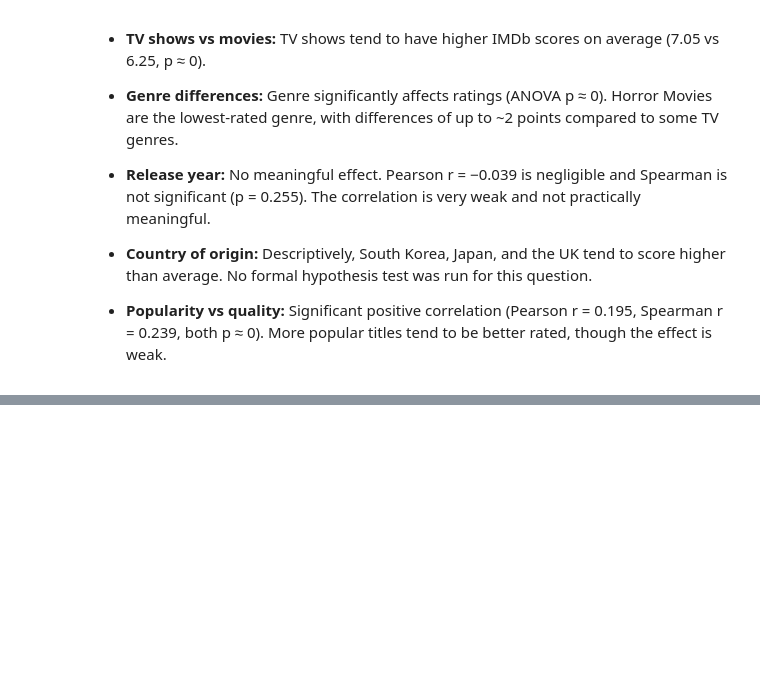
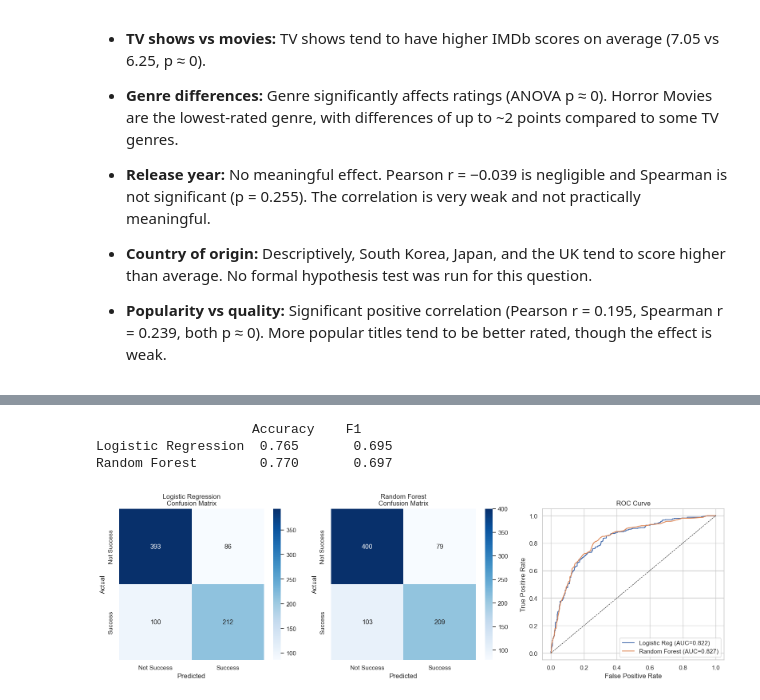
Before and after one commit to elif-aksy/netflix-success-prediction-dsa210termproject, a Jupyter notebook: notebooks/eda.ipynb, the cells around one changed output, grey strips where cells are left out. Saved outputs shown, nothing was run; the diff lists cells and outputs as text; code cells hidden in the pictures; blank space fills up the shorter version.

```diff
--- a/notebooks/eda.ipynb
+++ b/notebooks/eda.ipynb
@@ -561,0 +657,61 @@ There is a statistically significant correlation between vote count and IMDb sco
+# %%
+from sklearn.linear_model import LogisticRegression
+from sklearn.ensemble import RandomForestClassifier
+from sklearn.preprocessing import StandardScaler
+from sklearn.metrics import accuracy_score, f1_score, confusion_matrix, roc_curve, roc_auc_score
+
+X_train_c, X_test_c, y_train_c, y_test_c = train_test_split(
+    X, y_clf, test_size=0.2, random_state=42, stratify=y_clf)
+
+# scale for logistic regression
+scaler_clf = StandardScaler()
+X_train_scaled = scaler_clf.fit_transform(X_train_c)
+X_test_scaled = scaler_clf.transform(X_test_c)
+
+log_reg = LogisticRegression(max_iter=2000, random_state=42)
+log_reg.fit(X_train_scaled, y_train_c)
+log_pred = log_reg.predict(X_test_scaled)
+
+rf_clf = RandomForestClassifier(n_estimators=100, random_state=42)
+rf_clf.fit(X_train_c, y_train_c)
+rf_clf_pred = rf_clf.predict(X_test_c)
+
+print("                    Accuracy    F1")
+print(f"Logistic Regression  {accuracy_score(y_test_c, log_pred):.3f}       {f1_score(y_test_c, log_pred):.3f}")
+print(f"Random Forest        {accuracy_score(y_test_c, rf_clf_pred):.3f}       {f1_score(y_test_c, rf_clf_pred):.3f}")
+# %% [output]
+                    Accuracy    F1
+Logistic Regression  0.765       0.695
+Random Forest        0.770       0.697
+# %%
+fig, axes = plt.subplots(1, 3, figsize=(16, 5))
+
+for ax, preds, title in zip(axes[:2],
+                             [log_pred, rf_clf_pred],
+                             ['Logistic Regression', 'Random Forest']):
+    cm = confusion_matrix(y_test_c, preds)
+    sns.heatmap(cm, annot=True, fmt='d', cmap='Blues', ax=ax,
+                xticklabels=['Not Success', 'Success'],
+                yticklabels=['Not Success', 'Success'])
+    ax.set_title(f'{title}\nConfusion Matrix')
+    ax.set_ylabel('Actual')
+    ax.set_xlabel('Predicted')
+
+log_proba = log_reg.predict_proba(X_test_scaled)[:, 1]
+rf_proba = rf_clf.predict_proba(X_test_c)[:, 1]
+
+fpr_lr, tpr_lr, _ = roc_curve(y_test_c, log_proba)
+fpr_rf, tpr_rf, _ = roc_curve(y_test_c, rf_proba)
+
+axes[2].plot(fpr_lr, tpr_lr, label=f'Logistic Reg (AUC={roc_auc_score(y_test_c, log_proba):.3f})')
+axes[2].plot(fpr_rf, tpr_rf, label=f'Random Forest (AUC={roc_auc_score(y_test_c, rf_proba):.3f})')
+axes[2].plot([0, 1], [0, 1], 'k--', linewidth=0.8)
+axes[2].set_xlabel('False Positive Rate')
+axes[2].set_ylabel('True Positive Rate')
+axes[2].set_title('ROC Curve')
+axes[2].legend()
+
+plt.tight_layout()
+plt.show()
+# %% [output]
+[figure, added]
```
Also changed, not shown: parts of 18 cells of this notebook, 1 other file.
